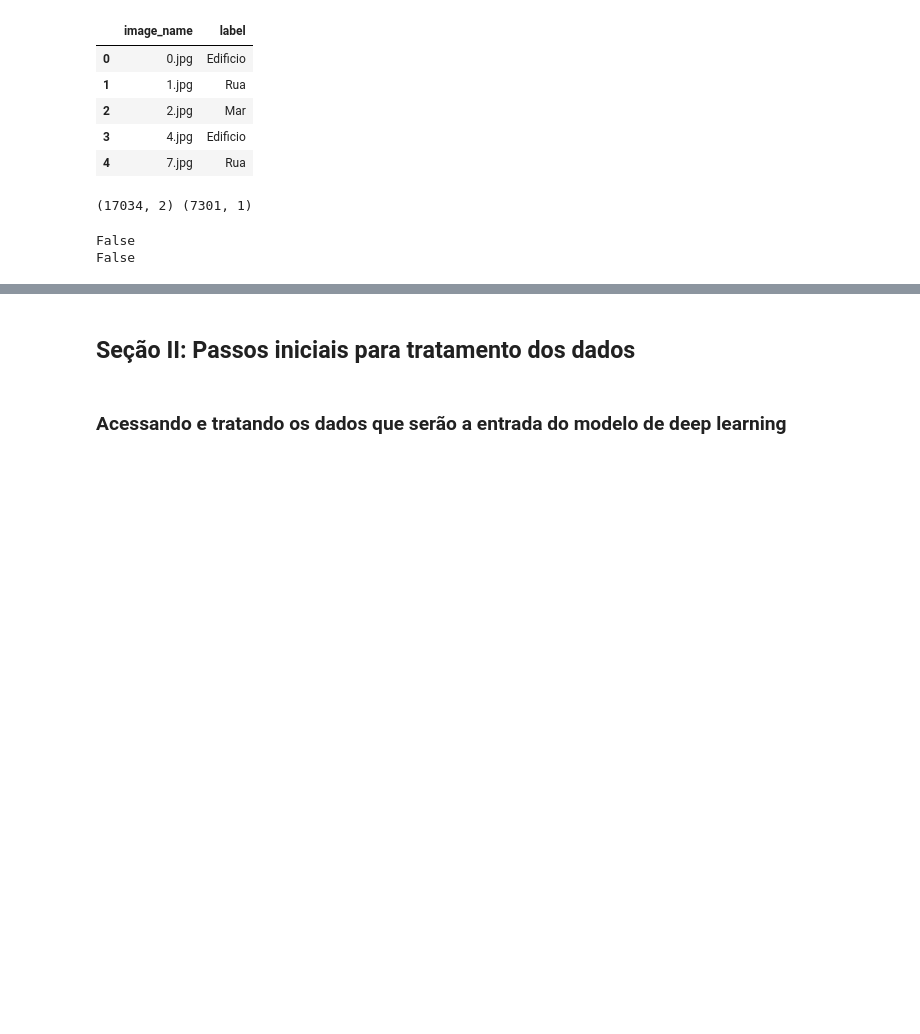
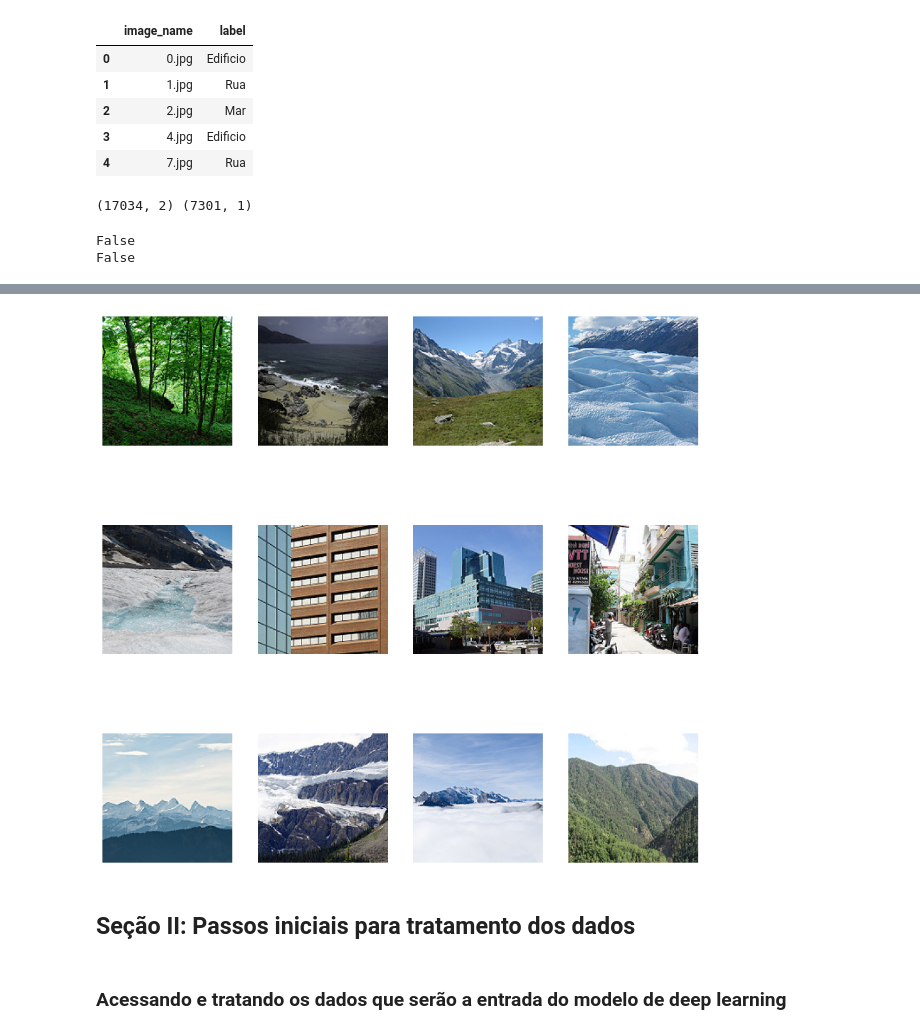
Before and after one commit to belanatal/PosPUCRio, a Jupyter notebook: MVPSprintIIb_IsabelaNatal-versão2.ipynb, the cells around one changed output, grey strips where cells are left out. Drawn from its saved outputs; the diff is of its cells as text; code cells hidden in the pictures; blank space fills up the shorter version.

```diff
--- a/MVPSprintIIb_IsabelaNatal-versão2.ipynb
+++ b/MVPSprintIIb_IsabelaNatal-versão2.ipynb
@@ -150,3 +150,19 @@ labels = []
 arquivos_teste = []
 arquivos_teste_prediction = []
 imagePath = "../content/scene/Imagens/"
+# %%
+images =os.listdir(imagePath)
+
+heights, widths,filesize = [], [], []
+
+# Loop que percorre cada uma das imagens extraídas
+for fname in images:
+
+    img_shape = mpimg.imread(imagePath+fname).shape
+    heights.append(img_shape[0])
+    widths.append(img_shape[1])
+    filesize.append(os.path.getsize(imagePath+fname))
+
+# Criação do dataset
+df = pd.DataFrame({'images': images, 'height': heights,
+                         'width': widths, 'filesize': filesize})
@@ -153,3 +178,20 @@ imagePath = "../content/scene/Imagens/"
+# %%
+fig = plt.gcf()
+fig.set_size_inches(3*4, 3*4)
+
+# Visualizando apenas 12 imagens
+for i in range(12):
+
+    sample = np.random.choice(images)
+    img_path =imagePath+sample
+    sp = plt.subplot(3, 4, i + 1)
+    sp.axis('Off')
+    img = mpimg.imread(img_path)
+    plt.imshow(img)
+
+plt.show()
+# %% [output]
+[figure, added]
 # %% [markdown]
 ## Seção II: Passos iniciais para tratamento dos dados
 # %% [markdown]
```
Also changed, not shown: parts of 2 cells of this notebook.
